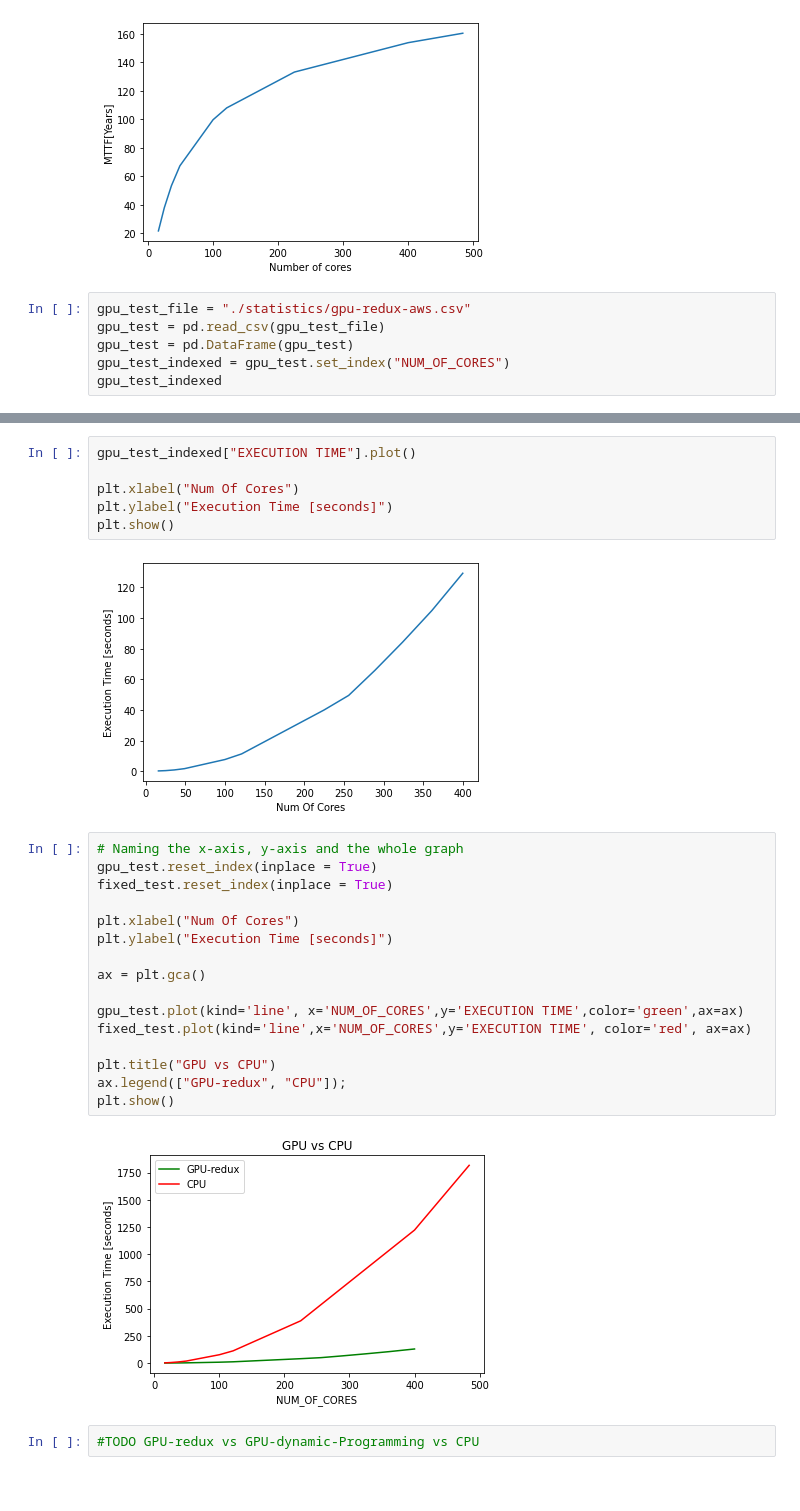
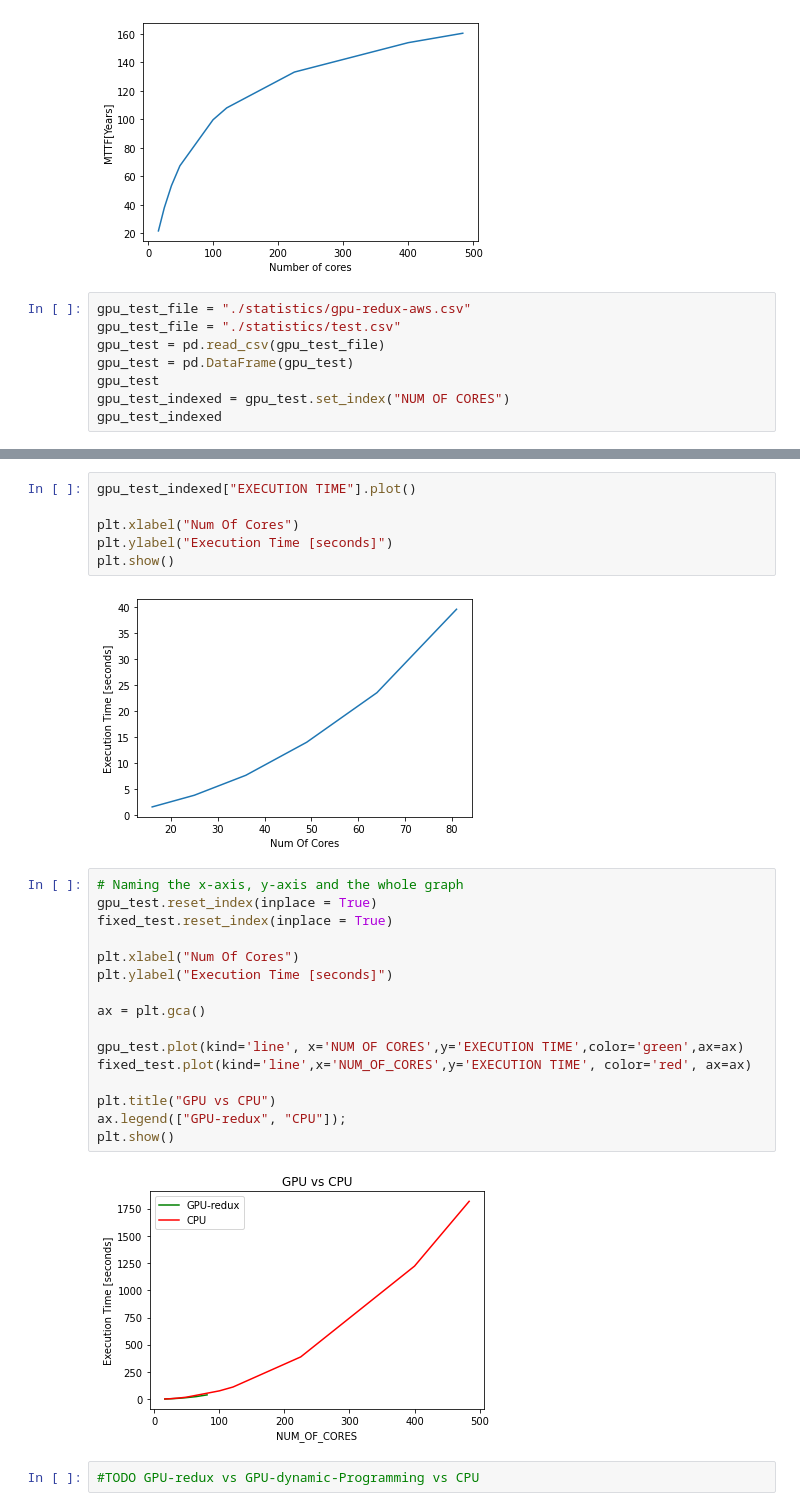
Before and after one commit to D4De/caliper-gpu, a Jupyter notebook: sequential_profile.ipynb, the cells around one changed output, grey strips where cells are left out. Cells and saved outputs as stored; diff of their text form.

```diff
--- a/sequential_profile.ipynb
+++ b/sequential_profile.ipynb
@@ -93,9 +94,11 @@ plt.show()
 [figure]
 # %%
 gpu_test_file = "./statistics/gpu-redux-aws.csv"
+gpu_test_file = "./statistics/test.csv"
 gpu_test = pd.read_csv(gpu_test_file)
 gpu_test = pd.DataFrame(gpu_test)
-gpu_test_indexed = gpu_test.set_index("NUM_OF_CORES")
+gpu_test
+gpu_test_indexed = gpu_test.set_index("NUM OF CORES")
 gpu_test_indexed
 # %% [output]
 |  | ROWS | COLS | MIN_CORE | WORKLOAD | NUM_OF_TEST | CONFIDENCE | EXECUTION TIME | MTTF[Hours] | ... |
@@ -119,24 +127,24 @@ plt.xlabel("Num Of Cores")
 plt.ylabel("Execution Time [seconds]")
 plt.show()
 # %% [output]
-[figure, old version]
+[figure, new version]
 # %%
 # Naming the x-axis, y-axis and the whole graph
 gpu_test.reset_index(inplace = True)
 fixed_test.reset_index(inplace = True)
 
 plt.xlabel("Num Of Cores")
 plt.ylabel("Execution Time [seconds]")
 
 ax = plt.gca()
 
-gpu_test.plot(kind='line', x='NUM_OF_CORES',y='EXECUTION TIME',color='green',ax=ax)
+gpu_test.plot(kind='line', x='NUM OF CORES',y='EXECUTION TIME',color='green',ax=ax)
 fixed_test.plot(kind='line',x='NUM_OF_CORES',y='EXECUTION TIME', color='red', ax=ax)
 
 plt.title("GPU vs CPU")
 ax.legend(["GPU-redux", "CPU"]);
 plt.show()
 # %% [output]
-[figure, old version]
+[figure, new version]
 # %%
 #TODO GPU-redux vs GPU-dynamic-Programming vs CPU
```
Also changed, not shown: parts of 2 cells of this notebook, 12 other files.
